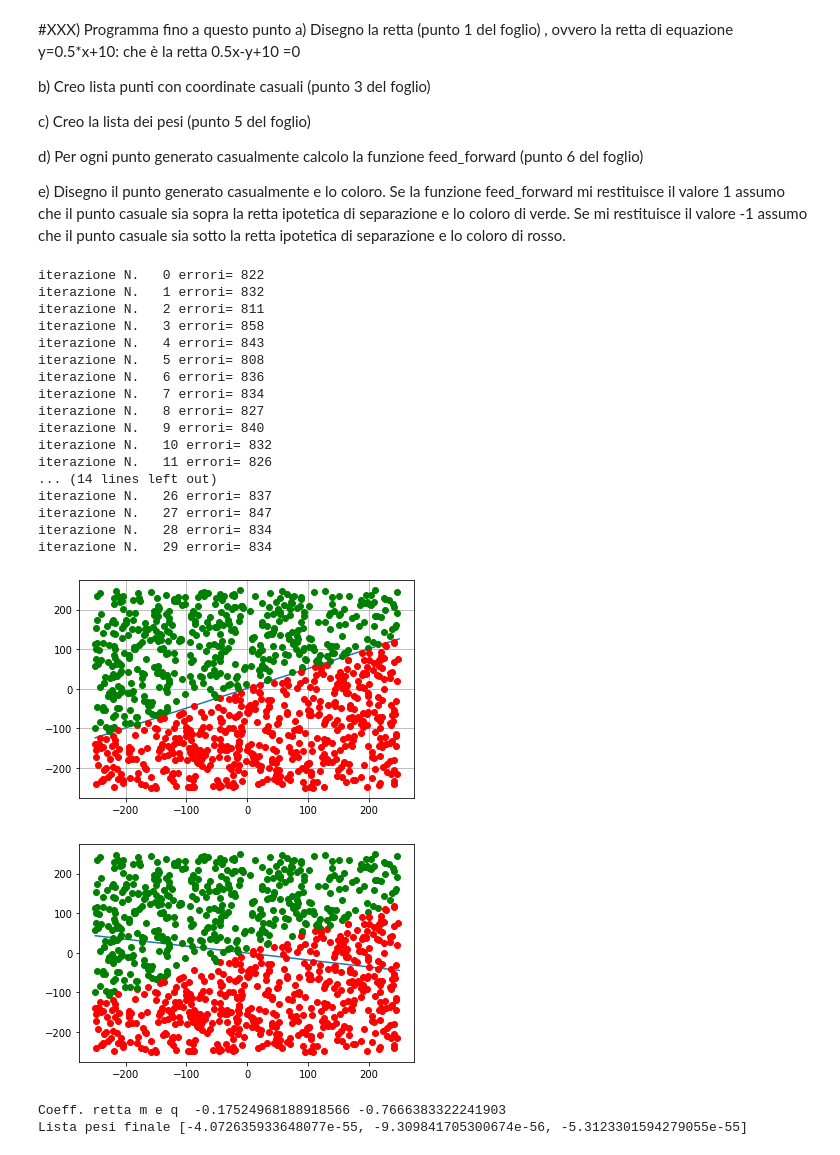
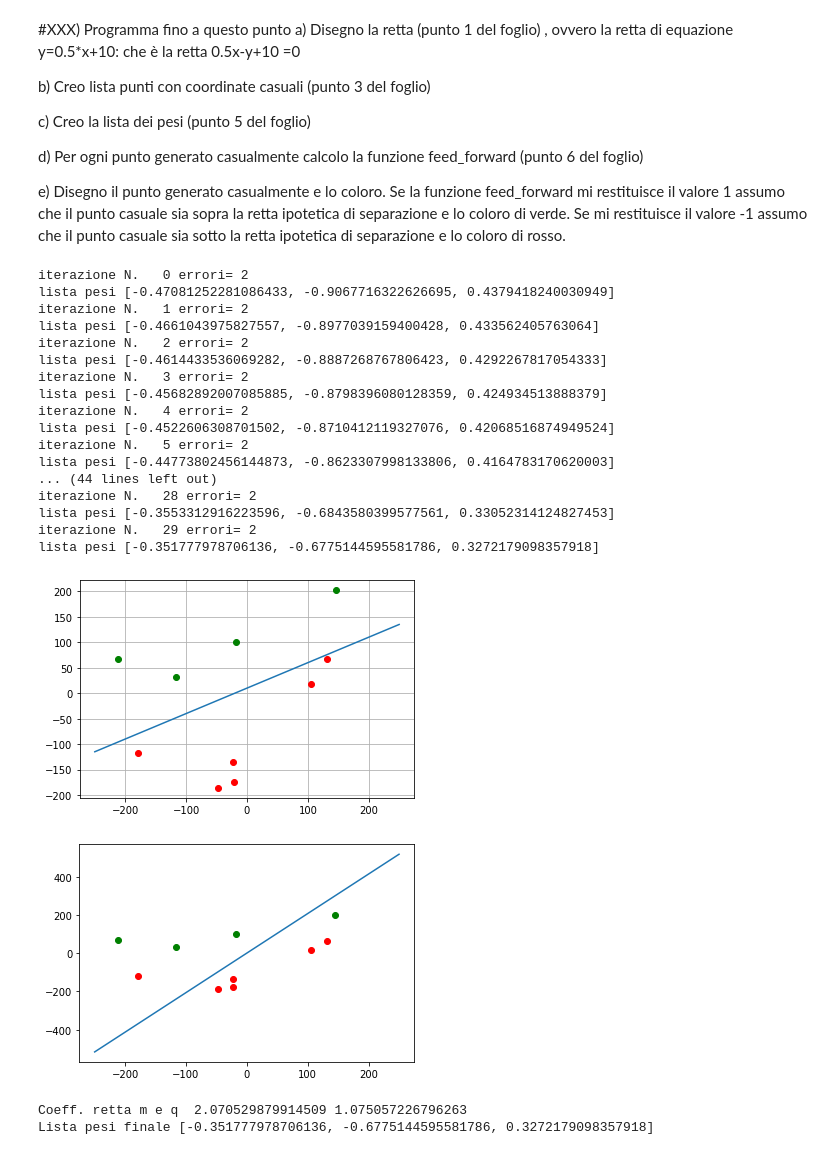
Before and after one commit to stefanoridolfi/Corso_ML, a Jupyter notebook: percp1.ipynb, the cells around one changed output. Saved outputs shown, nothing was run; the diff lists cells and outputs as text; code cells hidden in the pictures.

```diff
--- a/percp1.ipynb
+++ b/percp1.ipynb
@@ -113,9 +113,9 @@ BIAS=1
 #Ad ogni punto della lista dei punti casuali applico la funzione feed_forward
 #print("test feed=  ",feed_forward([10,10]))
 
-
+lista_punti=generaPunti(10)
 for iter in range(0,30):
-  lista_punti=generaPunti(1000)
+  #lista_punti=generaPunti(1000)
   #print("iterazione N.  ", iter, "errori=", errori)
   errori=0
   for punto in lista_punti:
@@ -135,6 +135,7 @@ for iter in range(0,30):
     lista_pesi[2]=lista_pesi[2]+lista_pesi[2]*valore_errore*speed
     lista_pesi[0]=lista_pesi[0]+lista_pesi[0]*valore_errore*speed
   print("iterazione N.  ", iter, "errori=", errori)
+  print("lista pesi", lista_pesi)
 
 
 #
@@ -144,51 +145,51 @@ for punto in lista_punti:
     y_linea=GenRetta(punto[0])
     if punto[1] > y_linea:
         formato = 'go'
     else:
         formato = 'ro'
     pl.plot(punto[0],punto[1],formato)
 
 pl.show()
 # disegno la retta i cui coefficienti sono i pesi + il BIAS
 import matplotlib.pyplot as pl
 llx=[]
 lly=[]
 for x in range(-250,251):
   y=(-lista_pesi[0]-lista_pesi[1]*x)/lista_pesi[2]
   llx.append(x)
   lly.append(y)
 pl.plot(llx,lly)
 # Disegno punti secondo la classificazione della retta reale
 for punto in lista_punti:
     y_linea=GenRetta(punto[0])
     if punto[1] > y_linea:
         formato = 'go'
     else:
         formato = 'ro'
     pl.plot(punto[0],punto[1],formato)
 
 pl.show()
 print("Coeff. retta m e q ",-lista_pesi[1]/lista_pesi[2], -lista_pesi[0]/lista_pesi[2])
 print("Lista pesi finale",lista_pesi)
 # %% [output]
-iterazione N.   0 errori= 822
-iterazione N.   1 errori= 832
-iterazione N.   2 errori= 811
-iterazione N.   3 errori= 858
-iterazione N.   4 errori= 843
-iterazione N.   5 errori= 808
-iterazione N.   6 errori= 836
-iterazione N.   7 errori= 834
-iterazione N.   8 errori= 827
-iterazione N.   9 errori= 840
-iterazione N.   10 errori= 832
-iterazione N.   11 errori= 826
-... (14 lines left out)
-iterazione N.   26 errori= 837
-iterazione N.   27 errori= 847
-iterazione N.   28 errori= 834
-iterazione N.   29 errori= 834
+iterazione N.   0 errori= 2
+lista pesi [-0.47081252281086433, -0.9067716322626695, 0.4379418240030949]
+iterazione N.   1 errori= 2
+lista pesi [-0.4661043975827557, -0.8977039159400428, 0.433562405763064]
+iterazione N.   2 errori= 2
+lista pesi [-0.4614433536069282, -0.8887268767806423, 0.4292267817054333]
+iterazione N.   3 errori= 2
+lista pesi [-0.45682892007085885, -0.8798396080128359, 0.424934513888379]
+iterazione N.   4 errori= 2
+lista pesi [-0.4522606308701502, -0.8710412119327076, 0.42068516874949524]
+iterazione N.   5 errori= 2
+lista pesi [-0.44773802456144873, -0.8623307998133806, 0.4164783170620003]
+... (44 lines left out)
+iterazione N.   28 errori= 2
+lista pesi [-0.3553312916223596, -0.6843580399577561, 0.33052314124827453]
+iterazione N.   29 errori= 2
+lista pesi [-0.351777978706136, -0.6775144595581786, 0.3272179098357918]
-[figure, old version]
+[figure, new version]
-[figure, old version]
+[figure, new version]
-Coeff. retta m e q  -0.17524968188918566 -0.7666383322241903
-Lista pesi finale [-4.072635933648077e-55, -9.309841705300674e-56, -5.3123301594279055e-55]
+Coeff. retta m e q  2.070529879914509 1.075057226796263
+Lista pesi finale [-0.351777978706136, -0.6775144595581786, 0.3272179098357918]
```
